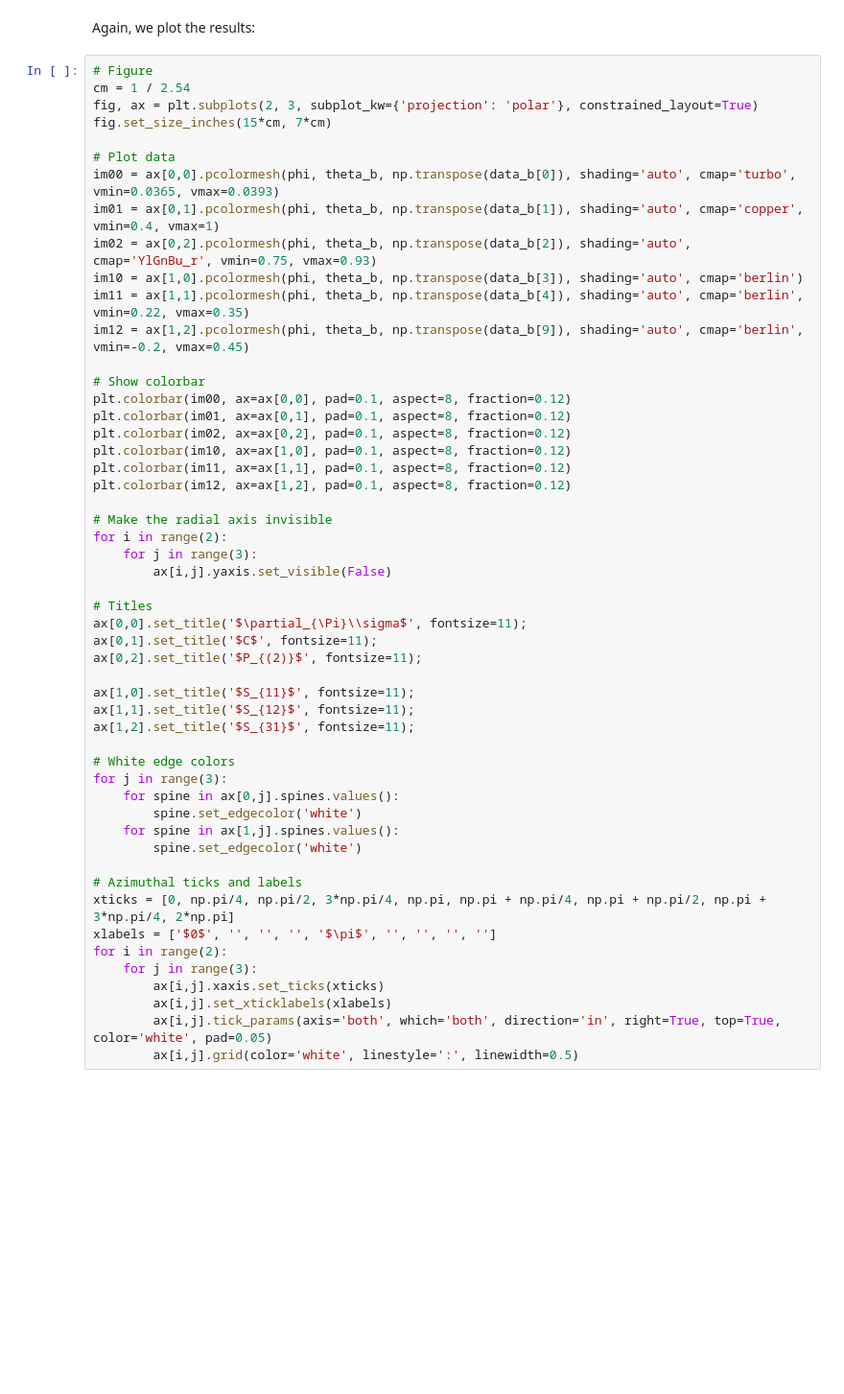
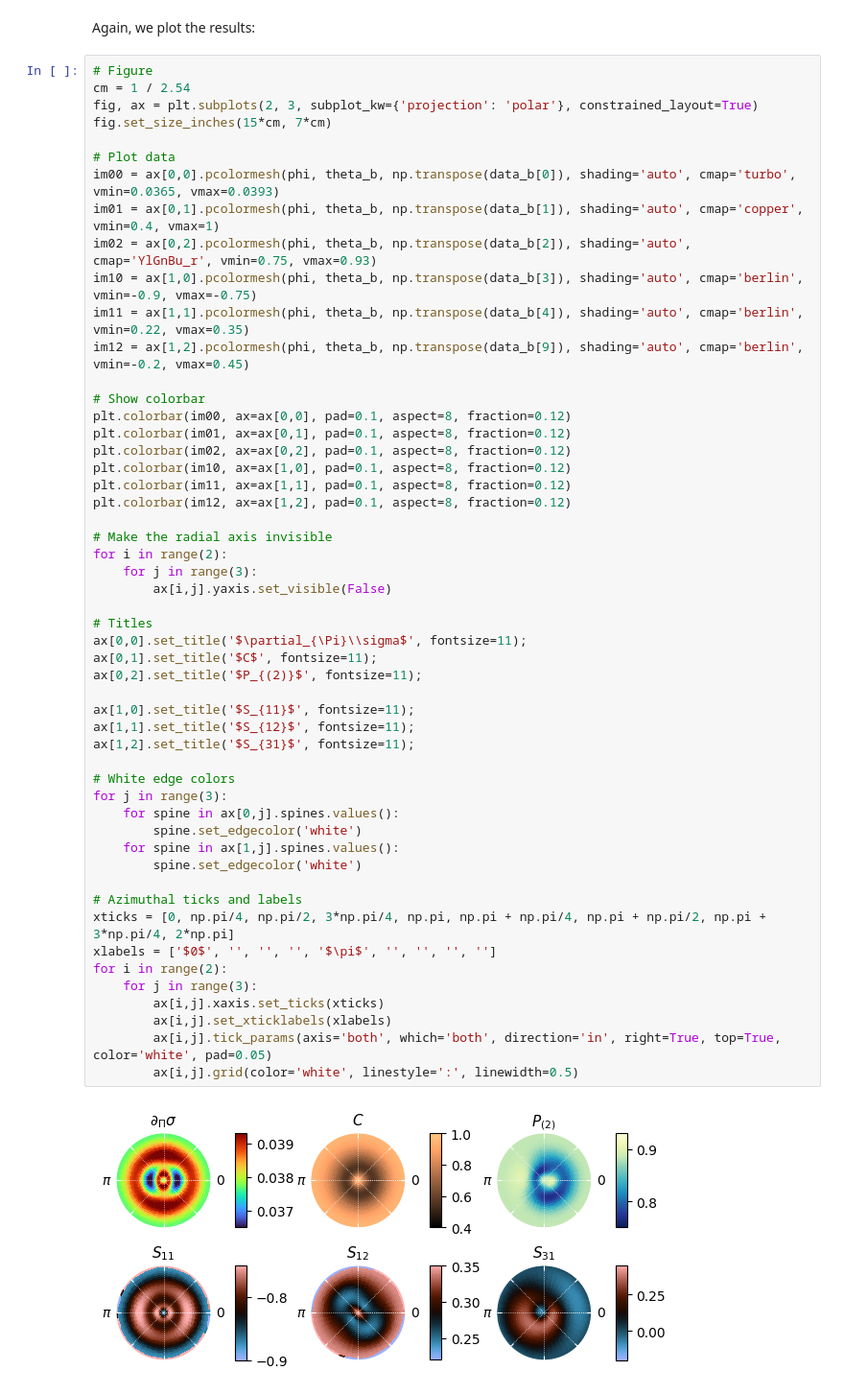
Before and after one commit to jsmeets2k/qedtool, a Jupyter notebook: examples/angular_annihilation_photons.ipynb, the cells around one changed output. Shown at 96% size. Cells and saved outputs as stored; diff of their text form; blank space fills up the shorter version.

```diff
--- a/examples/angular_annihilation_photons.ipynb
+++ b/examples/angular_annihilation_photons.ipynb
@@ -349,7 +367,7 @@ fig.set_size_inches(15*cm, 7*cm)
 im00 = ax[0,0].pcolormesh(phi, theta_b, np.transpose(data_b[0]), shading='auto', cmap='turbo', vmin=0.0365, vmax=0.0393)
 im01 = ax[0,1].pcolormesh(phi, theta_b, np.transpose(data_b[1]), shading='auto', cmap='copper', vmin=0.4, vmax=1)
 im02 = ax[0,2].pcolormesh(phi, theta_b, np.transpose(data_b[2]), shading='auto', cmap='YlGnBu_r', vmin=0.75, vmax=0.93)
-im10 = ax[1,0].pcolormesh(phi, theta_b, np.transpose(data_b[3]), shading='auto', cmap='berlin')
+im10 = ax[1,0].pcolormesh(phi, theta_b, np.transpose(data_b[3]), shading='auto', cmap='berlin', vmin=-0.9, vmax=-0.75)
 im11 = ax[1,1].pcolormesh(phi, theta_b, np.transpose(data_b[4]), shading='auto', cmap='berlin', vmin=0.22, vmax=0.35)
 im12 = ax[1,2].pcolormesh(phi, theta_b, np.transpose(data_b[9]), shading='auto', cmap='berlin', vmin=-0.2, vmax=0.45)
 
@@ -364,30 +382,32 @@ plt.colorbar(im12, ax=ax[1,2], pad=0.1, aspect=8, fraction=0.12)
 # Make the radial axis invisible
 for i in range(2):
     for j in range(3):
         ax[i,j].yaxis.set_visible(False)
 
 # Titles
 ax[0,0].set_title('$\partial_{\Pi}\\sigma$', fontsize=11);
 ax[0,1].set_title('$C$', fontsize=11);
 ax[0,2].set_title('$P_{(2)}$', fontsize=11);
 
 ax[1,0].set_title('$S_{11}$', fontsize=11);
 ax[1,1].set_title('$S_{12}$', fontsize=11);
 ax[1,2].set_title('$S_{31}$', fontsize=11);
 
 # White edge colors
 for j in range(3):
     for spine in ax[0,j].spines.values():
         spine.set_edgecolor('white')
     for spine in ax[1,j].spines.values():
         spine.set_edgecolor('white')
 
 # Azimuthal ticks and labels
 xticks = [0, np.pi/4, np.pi/2, 3*np.pi/4, np.pi, np.pi + np.pi/4, np.pi + np.pi/2, np.pi + 3*np.pi/4, 2*np.pi]
 xlabels = ['$0$', '', '', '', '$\pi$', '', '', '', '']
 for i in range(2):
     for j in range(3):
         ax[i,j].xaxis.set_ticks(xticks)
         ax[i,j].set_xticklabels(xlabels)
         ax[i,j].tick_params(axis='both', which='both', direction='in', right=True, top=True, color='white', pad=0.05)
         ax[i,j].grid(color='white', linestyle=':', linewidth=0.5)
+# %% [output]
+[figure, added]
```
Also changed, not shown: parts of 4 cells of this notebook.
